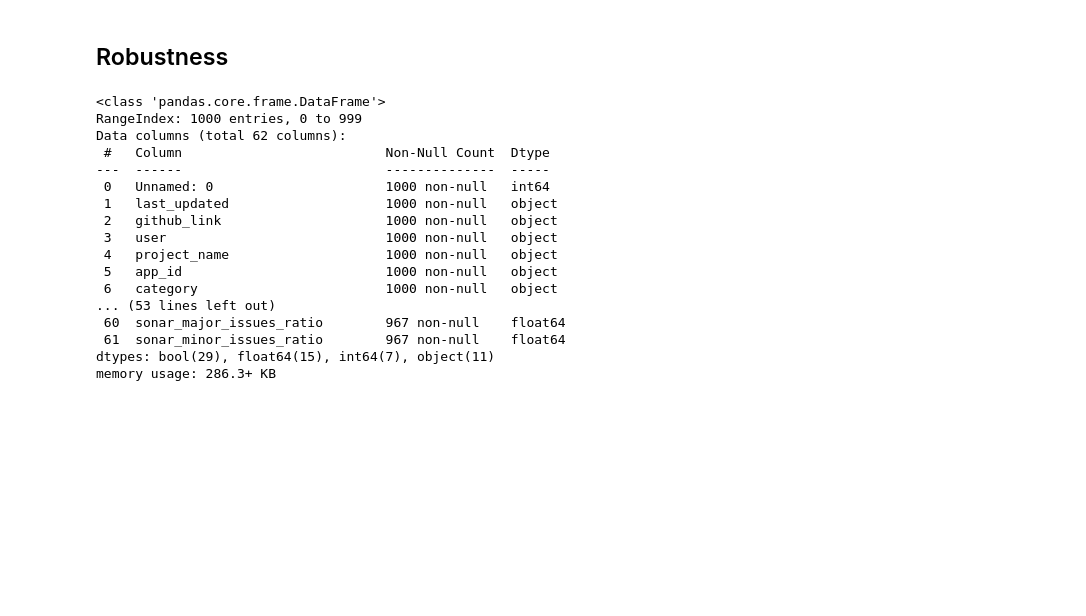
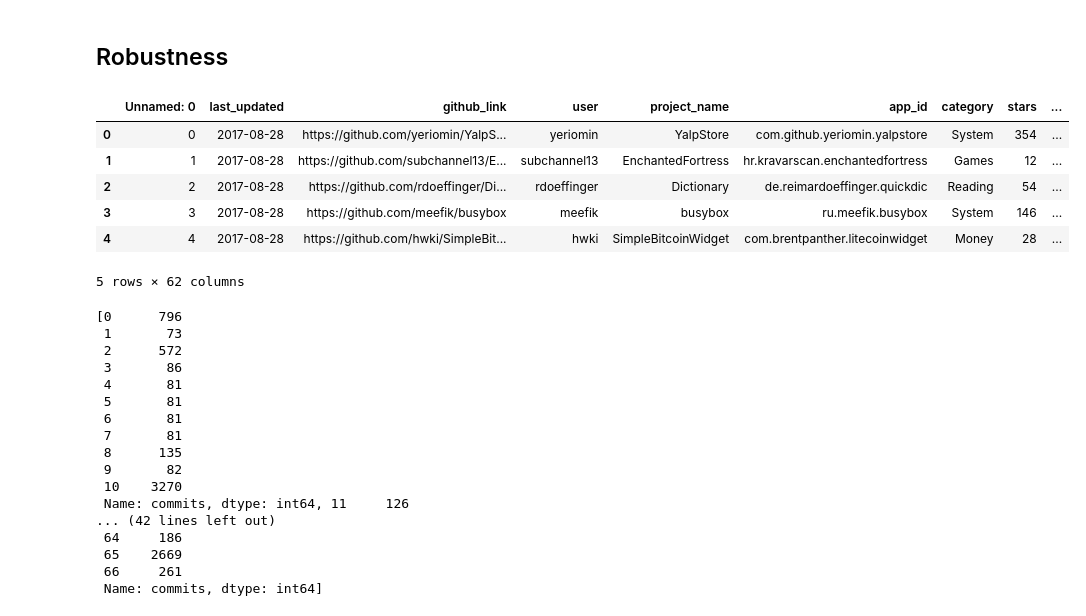
Before and after one commit to HarryZhao2000/boxplot, a Jupyter notebook: code/test.ipynb, the cells around one changed output. Saved outputs shown, nothing was run; the diff lists cells and outputs as text; code cells hidden in the pictures; blank space fills up the shorter version.

```diff
--- a/code/test.ipynb
+++ b/code/test.ipynb
@@ -43,30 +43,41 @@ bx.hist_boxplot(ax,Integers)
 import pandas as pd
 data = pd.read_csv('/Users/hurryzhao/boxplot/results_merged.csv')
 # %%
-data.info()
+data.head()
 # %% [output]
+|  | Unnamed: 0 | last_updated | github_link | user | project_name | app_id | category | stars | ... |
+| 0 | 0 | 2017-08-28 | https://github.com/yeriomin/YalpS... | yeriomin | YalpStore | com.github.yeriomin.yalpstore | System | 354 | ... |
+| 1 | 1 | 2017-08-28 | https://github.com/subchannel13/E... | subchannel13 | EnchantedFortress | hr.kravarscan.enchantedfortress | Games | 12 | ... |
+| 2 | 2 | 2017-08-28 | https://github.com/rdoeffinger/Di... | rdoeffinger | Dictionary | de.reimardoeffinger.quickdic | Reading | 54 | ... |
+| 3 | 3 | 2017-08-28 | https://github.com/meefik/busybox | meefik | busybox | ru.meefik.busybox | System | 146 | ... |
+| 4 | 4 | 2017-08-28 | https://github.com/hwki/SimpleBit... | hwki | SimpleBitcoinWidget | com.brentpanther.litecoinwidget | Money | 28 | ... |
-<class 'pandas.core.frame.DataFrame'>
-RangeIndex: 1000 entries, 0 to 999
-Data columns (total 62 columns):
- #   Column                          Non-Null Count  Dtype
----  ------                          --------------  -----
- 0   Unnamed: 0                      1000 non-null   int64
- 1   last_updated                    1000 non-null   object
- 2   github_link                     1000 non-null   object
- 3   user                            1000 non-null   object
- 4   project_name                    1000 non-null   object
- 5   app_id                          1000 non-null   object
- 6   category                        1000 non-null   object
-... (53 lines left out)
- 60  sonar_major_issues_ratio        967 non-null    float64
- 61  sonar_minor_issues_ratio        967 non-null    float64
-dtypes: bool(29), float64(15), int64(7), object(11)
-memory usage: 286.3+ KB
+5 rows × 62 columns
 # %%
-t_d1 = data.commits[data.category=='System']
-t_d2 = data.commits[data.category=='Games']
-t_d3 = data.commits[data.category=='Reading']
-t_d4 = data.commits[data.category=='Internet']
-t_d=['t_d1','t_d2','t_d3','t_d4']
+t_d1 = data.commits[data.last_updated=='2017-08-28']
+t_d2 = data.commits[data.last_updated=='2017-08-26']
+t_d3 = data.commits[data.last_updated=='2017-08-24']
+t_d4 = data.commits[data.last_updated=='2017-08-22']
+t_d5 = data.commits[data.last_updated=='2017-08-20']
+
+t_d=[t_d1,t_d2,t_d3,t_d4,t_d5]
+t_d
+# %% [output]
+[0      796
+ 1       73
+ 2      572
+ 3       86
+ 4       81
+ 5       81
+ 6       81
+ 7       81
+ 8      135
+ 9       82
+ 10    3270
+ Name: commits, dtype: int64, 11     126
+... (42 lines left out)
+ 64     186
+ 65    2669
+ 66     261
+ Name: commits, dtype: int64]
 # %%
 fig,ax = plt.subplots(figsize=(10,10))
```
Also changed, not shown: parts of 1 cell of this notebook.
